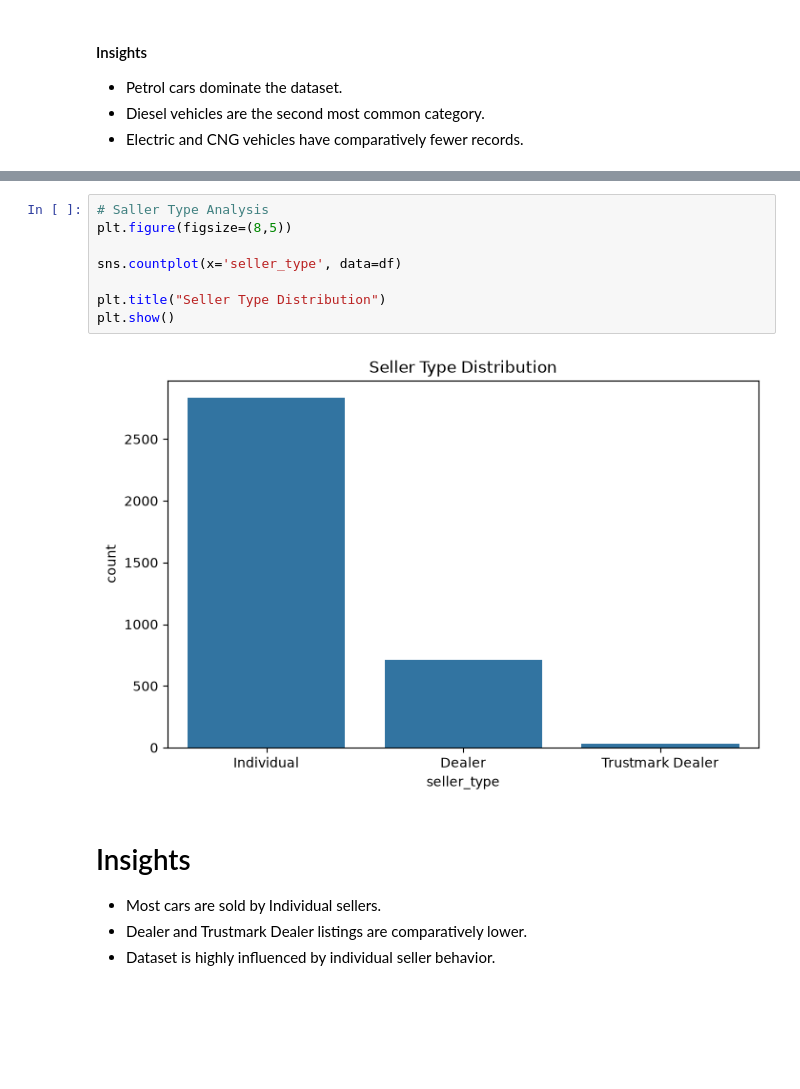
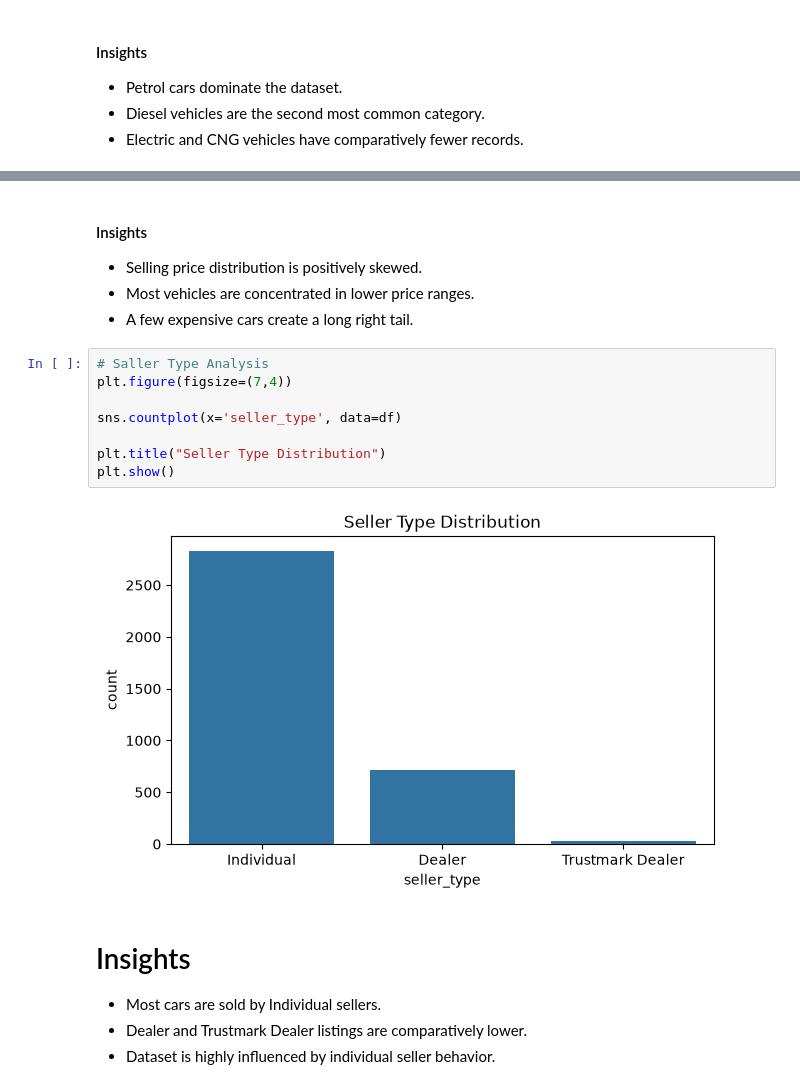
Before and after one commit to DivyeshChavda77/Car_Price_Predictor, a Jupyter notebook: notebook/EDA_Car_Price_Prediction.ipynb, the cells around one changed output, grey strips where cells are left out. Cells and saved outputs as stored; diff of their text form; blank space fills up the shorter version.

```diff
--- a/notebook/EDA_Car_Price_Prediction.ipynb
+++ b/notebook/EDA_Car_Price_Prediction.ipynb
@@ -204,13 +238,18 @@ plt.show()
+# %% [markdown]
+#### Insights
+- Selling price distribution is positively skewed.
+- Most vehicles are concentrated in lower price ranges.
+- A few expensive cars create a long right tail.
 # %%
 # Saller Type Analysis
-plt.figure(figsize=(8,5))
+plt.figure(figsize=(7,4))
 
 sns.countplot(x='seller_type', data=df)
 
 plt.title("Seller Type Distribution")
 plt.show()
 # %% [output]
-[figure, old version]
+[figure, new version]
 # %% [markdown]
 # Insights
 - Most cars are sold by Individual sellers.
```
Also changed, not shown: parts of 20 cells of this notebook, 7 other files.
